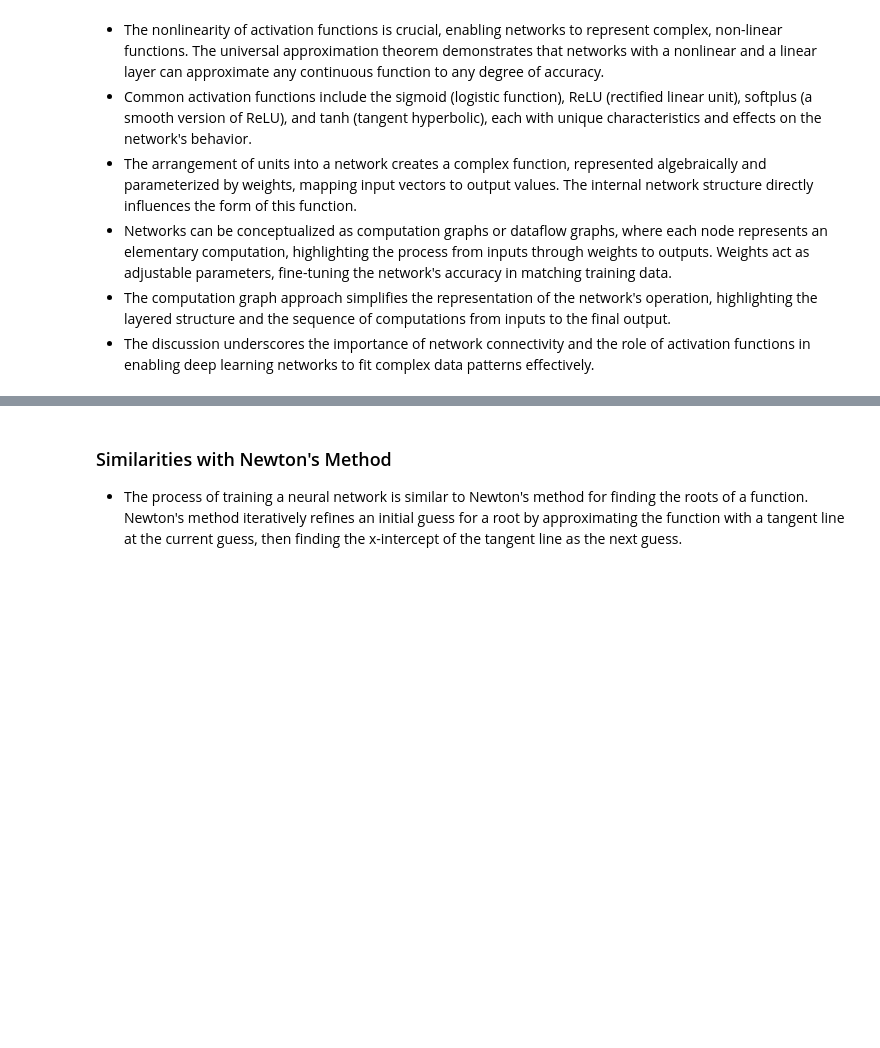
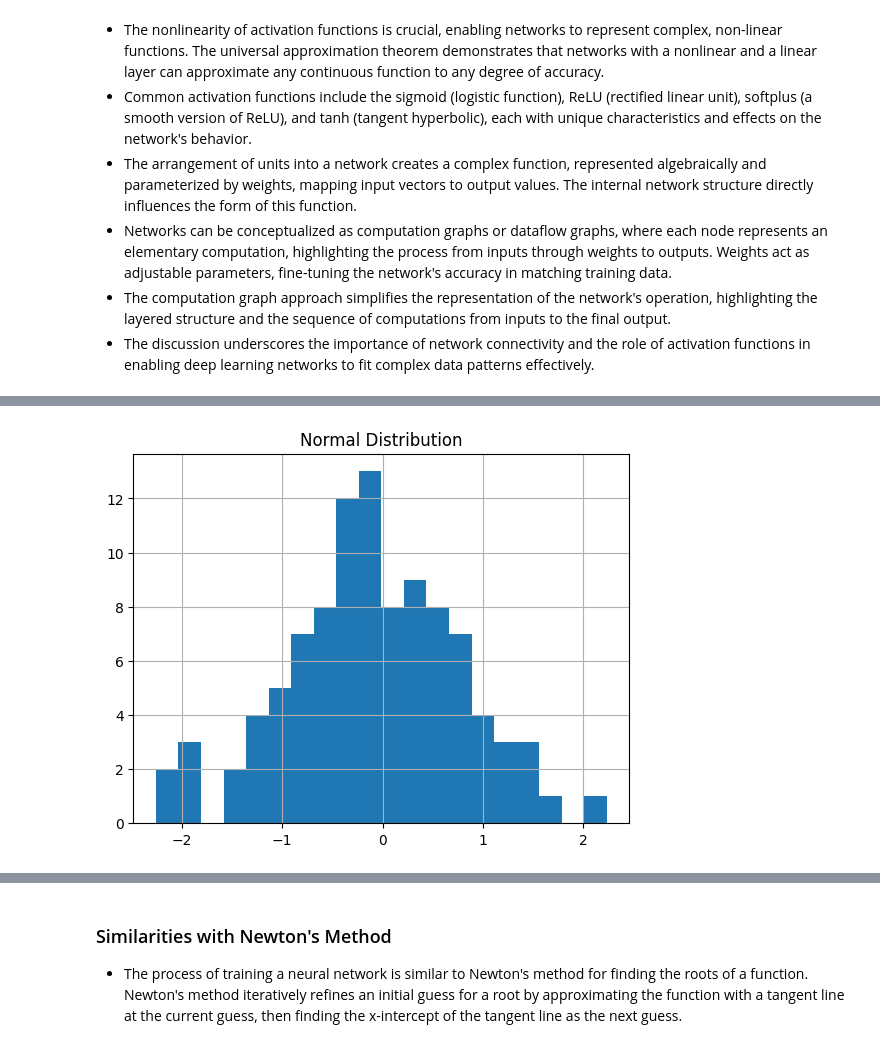
Before and after one commit to ValRCS/RBS_PBM773_Introduction_to_AI, a Jupyter notebook: notebooks/ch21_deep_learning.ipynb, the cells around one changed output, grey strips where cells are left out. Saved outputs shown, nothing was run; the diff lists cells and outputs as text; code cells hidden in the pictures; blank space fills up the shorter version.

```diff
--- a/notebooks/ch21_deep_learning.ipynb
+++ b/notebooks/ch21_deep_learning.ipynb
@@ -65,3 +75,13 @@ plt.show()
+# %%
+# let's plot this normal distribution of 100 points
+normal_distribution = np.random.randn(100, 1)
+# let's show histogram of this normal distribution
+plt.hist(normal_distribution, bins=20)
+plt.title('Normal Distribution')
+plt.grid()
+plt.show()
+# %% [output]
+[figure, added]
 # %%
 # let's do a simple gradient descent example with 1 dimensional data
 # we will use the ReLu function
```
Also changed, not shown: parts of 7 cells of this notebook.
